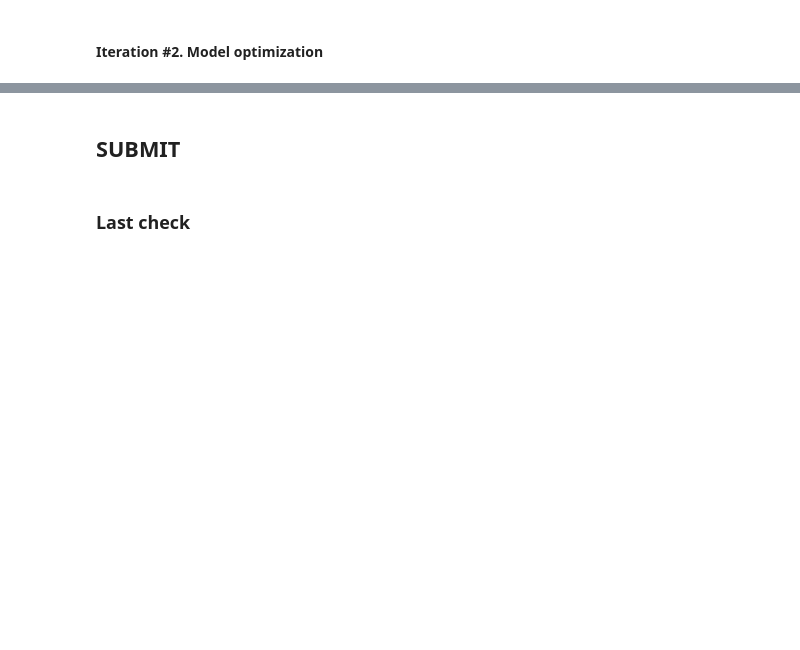
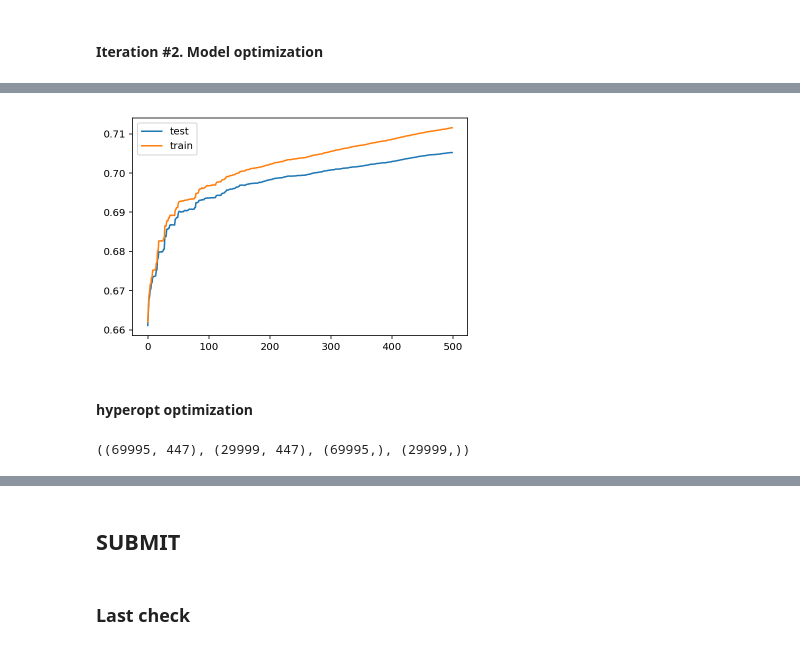
Before and after one commit to lobantseff/flight-delays-fall-2018, a Jupyter notebook: lab/2018-12-13-armavox-xgboost-training.ipynb, the cells around one changed output, grey strips where cells are left out. Saved outputs shown, nothing was run; the diff lists cells and outputs as text; code cells hidden in the pictures; blank space fills up the shorter version.

Commit message:
SUBMIT: xgb hyperopt

```diff
--- a/lab/2018-12-13-armavox-xgboost-training.ipynb
+++ b/lab/2018-12-13-armavox-xgboost-training.ipynb
@@ -263,7 +263,7 @@ X.shape, X_test.shape, y.shape
 ### Simple XGBoost
 # %%
 X_train, X_valid, y_train, y_valid = train_test_split(
-        X, y, train_size=0.7, random_state=42)
+        X, y, train_size=0.9, random_state=42)
 skf = StratifiedKFold(n_splits=5, random_state=42)
 # %%
 xgb = XGBClassifier(n_estimators=300, max_depth=3, random_state=42, n_jobs=-1)
@@ -319,2 +337,12 @@ print(f"""ROC-AUC on the validation data:
 # %% [markdown]
 #### Iteration #2. Model optimization
+# %%
+dtrain = xgb.DMatrix(X, y)
+# %%
+best_params = xgb_best_complexity
+best_params['objective'] = 'binary:logistic'
+best_params['nthread'] = 16
+# best_params['silent'] = 1
+best_params['eval_metric'] = 'auc'
+best_params['eta'] = 0.05
+best_params
@@ -320,0 +362,5 @@ print(f"""ROC-AUC on the validation data:
+# %%
+%%time
+xgb_cv = xgb.cv(best_params, dtrain, num_boost_round=500, metrics='auc',
+                stratified=True, nfold=5, early_stopping_rounds=50,
+                verbose_eval=True, seed=42)
@@ -320,0 +385,6 @@ print(f"""ROC-AUC on the validation data:
+# %%
+plt.plot(range(xgb_cv.shape[0]), xgb_cv['test-auc-mean'], label='test')
+plt.plot(range(xgb_cv.shape[0]), xgb_cv['train-auc-mean'], label='train')
+plt.legend();
+# %% [output]
+[figure, added]
@@ -320,0 +393,2 @@ print(f"""ROC-AUC on the validation data:
+# %% [markdown]
+#### hyperopt optimization
@@ -320,0 +398,6 @@ print(f"""ROC-AUC on the validation data:
+# %%
+X_train, X_valid, y_train, y_valid = train_test_split(
+        X, y, train_size=0.7, random_state=42)
+X_train.shape, X_valid.shape, y_train.shape, y_valid.shape
+# %% [output]
+((69995, 447), (29999, 447), (69995,), (29999,))
```
Also changed, not shown: parts of 20 cells of this notebook, 2 other files.
